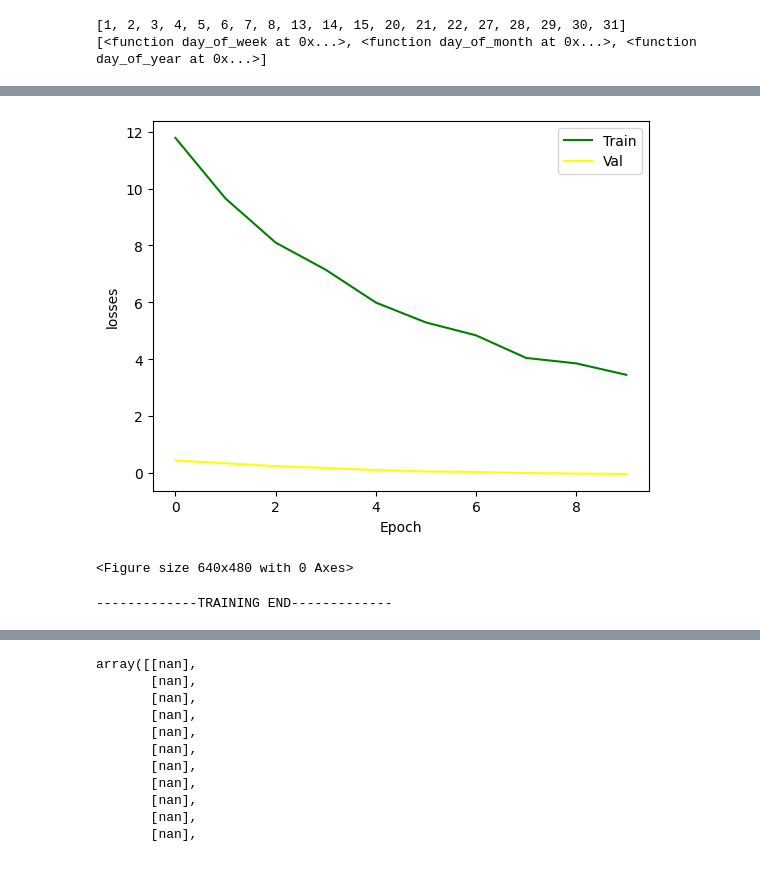
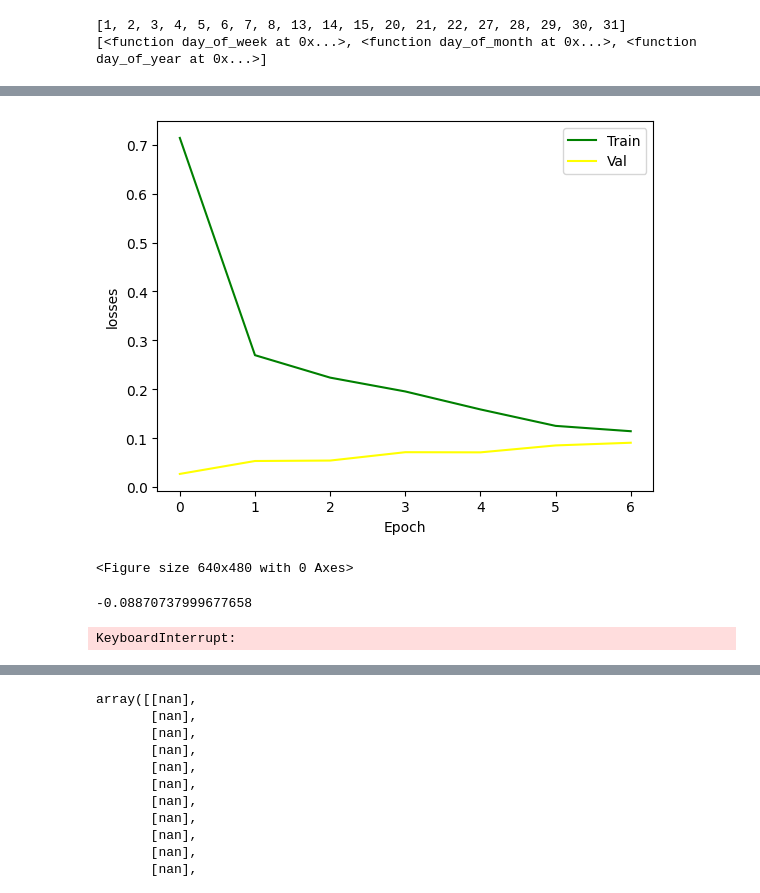
Before and after one commit to DenardYap/time-series-forecasting, a Jupyter notebook: src/playground/transformer_playground_electric_window28.ipynb, the cells around one changed output, grey strips where cells are left out. Cells and saved outputs as stored; diff of their text form; code cells hidden in the pictures.

```diff
--- a/src/playground/transformer_playground_electric_window28.ipynb
+++ b/src/playground/transformer_playground_electric_window28.ipynb
@@ -181,7 +181,7 @@ for column_name in df_scaled.columns:
         # target = np.reshape(target, (target.shape[0], target.shape[1], n_cols))
         return target
     # TODO: why is the start date not changing? MIGHT NEED TO FIX
-    train_target = getTarget(56, 1, train_data)
+    train_target = getTarget(prediction_length * 4, 1, train_data)
     feat_static_cat = [i for i in range(len(train_target))]
     train_start =  [pd.Period("01-01-2011", freq=freq) for _ in range(len(train_target))]
     train_ds.extend(ListDataset(
@@ -200,7 +200,7 @@ for column_name in df_scaled.columns:
         freq=freq,
     ))
 
-    val_target = getTarget(56, 1, val_data)
+    val_target = getTarget(prediction_length * 4, 1, val_data)
     val_start =  [pd.Period("08-09-2011", freq=freq) for _ in range(len(val_target))]
     val_ds.extend(ListDataset(
         [
@@ -219,7 +219,7 @@ for column_name in df_scaled.columns:
     ))
 
 
-    test_target = getTarget(56, 1, test_data)
+    test_target = getTarget(prediction_length * 4, 1, test_data)
     test_start =  [pd.Period("01-11-2012", freq=freq) for _ in range(len(test_target))]
     test_ds.extend(ListDataset(
         [
@@ -998,38 +998,39 @@ best_val_el = None
 best_val_dl = None
 best_val_d = None
 best_val_epoch = None
 best_val_loss  = float("infinity")
 
-numOfSearch = 5
+numOfSearch = 10
 parameter_pairs = getParameterPairs(numOfSearch)
 # parameter_pairs = [[0.0006177208992754295, 0.00010891183568509036, 16, 8, 128]]
 for lr, weight_decay, el, dl, d in parameter_pairs:
     model = AutoformerForPrediction(getAutoformerConfig(el, dl, d))
-    AUTOFORMER_PATH = f"saved_models/electric/autoformer/{str(lr)}-{str(weight_decay)}-{str(el)}-{str(dl)}-{str(d)}/"
+    AUTOFORMER_PATH = f"saved_models/28/electric/autoformer/{str(lr)}-{str(weight_decay)}-{str(el)}-{str(dl)}-{str(d)}/"
     model, cur_best_train_score, cur_best_train_epoch, cur_best_val_score, cur_best_val_epoch =\
         train(model, train_dataloader, val_dataloader1, 10, lr, weight_decay, el, dl, d, AUTOFORMER_PATH)
 
     if cur_best_train_score < best_train_loss:
         best_train_loss = cur_best_train_score
         best_train_epoch = cur_best_train_epoch
         best_train_lr = lr
         best_train_weight_decay = weight_decay
         best_train_el = el
         best_train_dl = dl
         best_train_d = d
 
     if cur_best_val_score < best_val_loss:
         best_val_loss = cur_best_val_score
         best_val_epoch = cur_best_val_epoch
         best_val_lr = lr
         best_val_weight_decay = weight_decay
         best_val_el = el
         best_val_dl = dl
         best_val_d = d
 # %% [output]
-[figure, old version]
+[figure, new version]
 <Figure size 640x480 with 0 Axes>
--------------TRAINING END-------------
+-0.08870737999677658
+KeyboardInterrupt:
 # %%
 print(f"Out of {numOfSearch} loop, \
     the best training loss is {best_train_loss} at Epoch {best_train_epoch}, with lr:{best_train_lr} \
```
Also changed, not shown: parts of 9 cells of this notebook, 6 other files.
